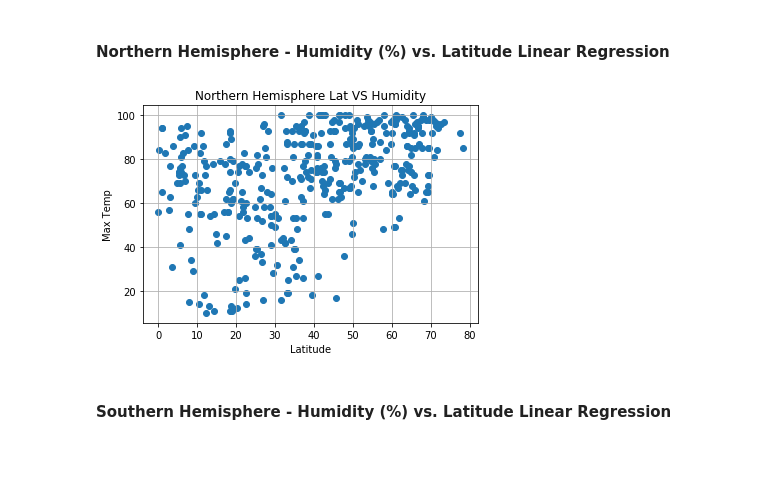
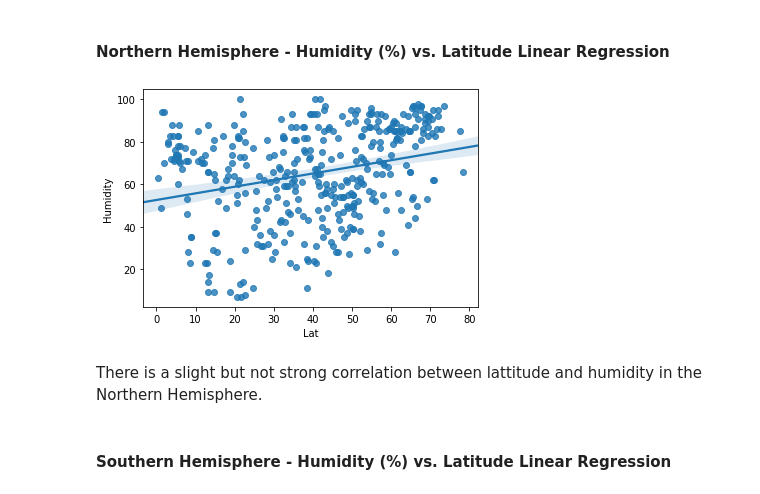
Before and after one commit to JonesInformatics/python-api-challenge, a Jupyter notebook: starter_code/WeatherPy.ipynb, the cells around one changed output. Cells and saved outputs as stored; diff of their text form; code cells hidden in the pictures; blank space fills up the shorter version.

```diff
--- a/starter_code/WeatherPy.ipynb
+++ b/starter_code/WeatherPy.ipynb
@@ -268,14 +259,11 @@ plt.show()
 # %% [markdown]
 ####  Northern Hemisphere - Humidity (%) vs. Latitude Linear Regression
-# %%
-plt.scatter(Northern.Lat,Northern["Humidity"])
-plt.title("Northern Hemisphere Lat VS Humidity")
-plt.xlabel("Latitude")
-plt.ylabel("Max Temp")
-plt.grid("both")
-plt.savefig("output_data/Northern_Latitude_vs_Max_Temp")
-plt.show()
-# %% [output]
-[figure, removed]
+# %%
+#seaborn linear regression
+sns.regplot(x=Northern["Lat"], y=Northern["Humidity"], data=Northern);
+# %% [output]
+[figure, added]
+# %% [markdown]
+There is a slight but not strong correlation between lattitude and humidity in the Northern Hemisphere.
 # %% [markdown]
 ####  Southern Hemisphere - Humidity (%) vs. Latitude Linear Regression
```
Also changed, not shown: parts of 30 cells of this notebook.
